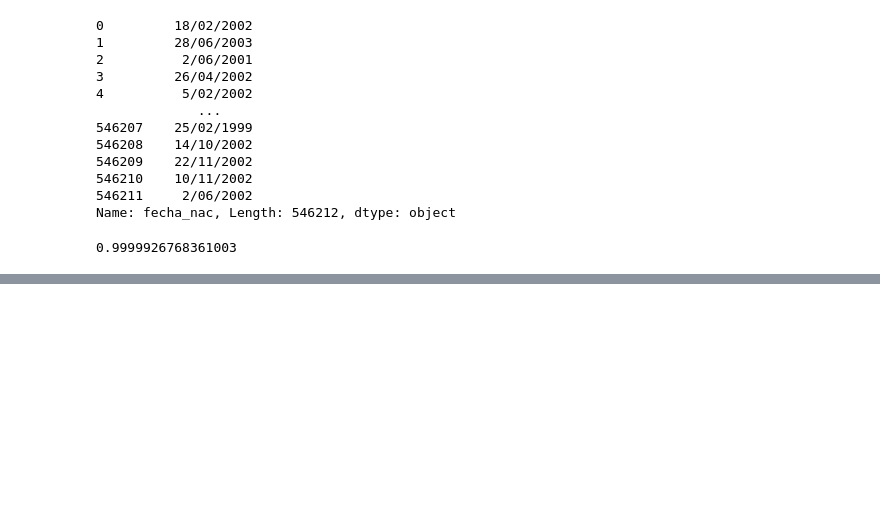
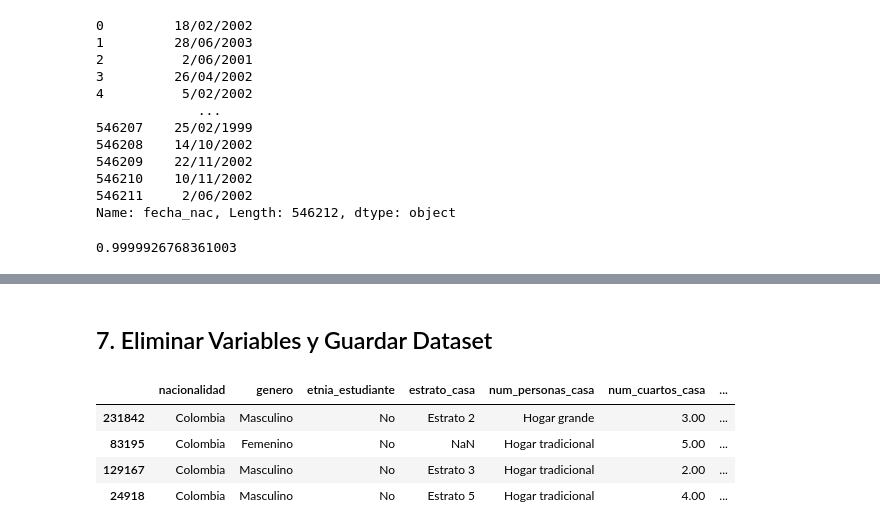
Before and after one commit to JorgeJordyJaimes/prediccion-icfes-colombia, a Jupyter notebook: notebooks/2. limpieza-datos.ipynb, the cells around one changed output, grey strips where cells are left out. Drawn from its saved outputs; the diff is of its cells as text; code cells hidden in the pictures; blank space fills up the shorter version.

```diff
--- a/notebooks/2. limpieza-datos.ipynb
+++ b/notebooks/2. limpieza-datos.ipynb
@@ -577,5 +709,8 @@ icfes["nivel_edu_padre"].value_counts(dropna = False).sort_index(ascending = Tru
 # %%
-icfes["nivel_edu_padre"] = icfes["nivel_edu_padre"].replace({
+icfes["nivel_edu_padre"] = (
+    icfes["nivel_edu_padre"]
+    .astype(str)
+    .replace({
   'Educación profesional completa': 'Profesional',
   'Educación profesional incompleta': 'Profesional Inc',
   'Ninguno': 'Ninguna',
@@ -588,5 +723,6 @@ icfes["nivel_edu_padre"] = icfes["nivel_edu_padre"].replace({
   'Técnica o tecnológica completa': 'Tecnico/Tecnologo',
   'Técnica o tecnológica incompleta': 'Tecnico/Tecnologo Inc'
 })
+)
 
 icfes["nivel_edu_padre"].value_counts(dropna = False).sort_index(ascending = True)
@@ -866,14 +1311,0 @@ print(f"Filas con >5 missing: {(missing_per_row > 5).sum()}")
-# %%
-columnas_a_eliminar = ["grupo_edad", "genero"]
-
-filas_antes = icfes.shape[0]
-
-# Eliminar filas con NA en estas columnas
-icfes = icfes.dropna(subset=columnas_a_eliminar)
-
-# Mostrar la cantidad de filas restantes
-print(f"Cantidad de filas antes de eliminar NA: {filas_antes}")
-print("------------------------------------------------------")
-print(f"Cantidad de filas después de eliminar NA: {icfes.shape[0]}")
-print("------------------------------------------------------")
-print(f"Filas eliminadas: {filas_antes - icfes.shape[0]}")
@@ -964,0 +1396,13 @@ icfes.to_parquet("icfes_limpio.parquet", index=False, engine="pyarrow")
+# %% [markdown]
+## 7. Eliminar Variables y Guardar Dataset
+# %%
+var_eli = ["est_mpio_presento_examen", "est_dpto_presento_examen", "fecha_nac", "año_nacimiento", 'pertenece_etnia', "dpto_est_reside", "mpio_est_reside"]
+
+icfes = icfes.drop(columns=var_eli)
+icfes.sample(4)
+# %% [output]
+|  | nacionalidad | genero | etnia_estudiante | estrato_casa | num_personas_casa | num_cuartos_casa | ... |
+| 231842 | Colombia | Masculino | No | Estrato 2 | Hogar grande | 3.00 | ... |
+| 83195 | Colombia | Femenino | No | NaN | Hogar tradicional | 5.00 | ... |
+| 129167 | Colombia | Masculino | No | Estrato 3 | Hogar tradicional | 2.00 | ... |
+| 24918 | Colombia | Masculino | No | Estrato 5 | Hogar tradicional | 4.00 | ... |
```
Also changed, not shown: parts of 142 cells of this notebook, 1 other file.
